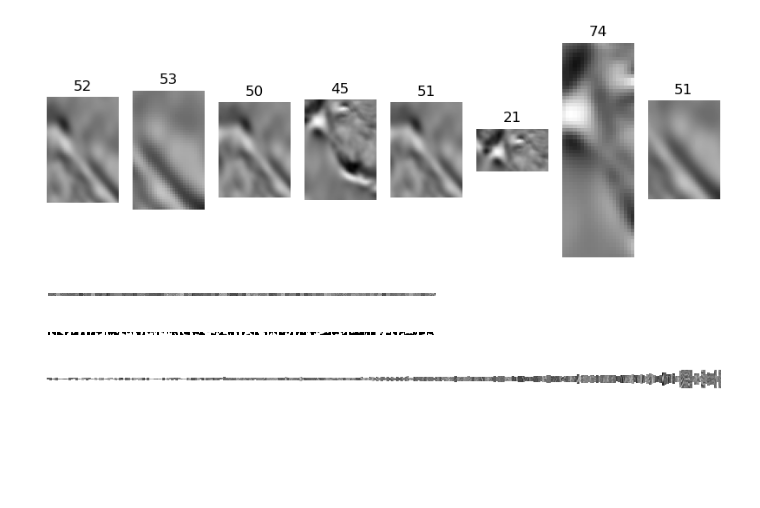
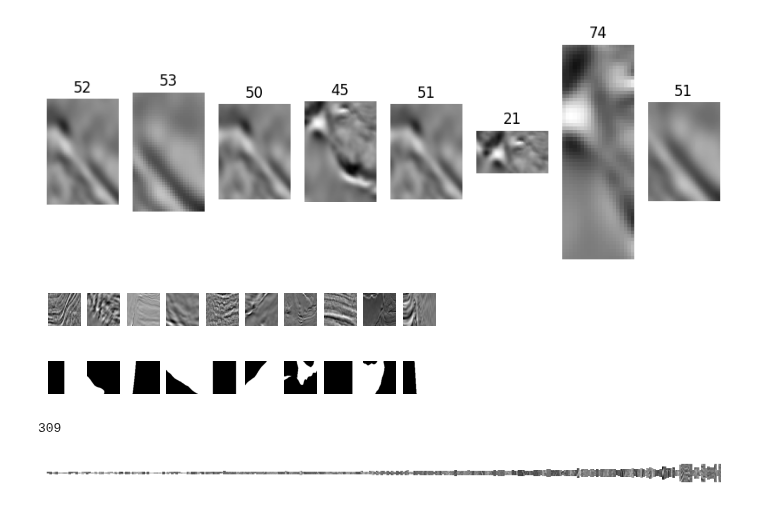
Before and after one commit to lucterres/textureSSD, a Jupyter notebook: angles.ipynb, the cells around one changed output. Saved outputs shown, nothing was run; the diff lists cells and outputs as text; code cells hidden in the pictures; blank space fills up the shorter version.

```diff
--- a/angles.ipynb
+++ b/angles.ipynb
@@ -45,32 +65,33 @@ pm.dispArrayImages(patches)
 # %%
 #Desktop I3
 TRAIN_CSV = r'D:\_0Luciano\_0PHD\datasets\tgs-salt\train1090.csv'
 masksPath = r'D:\_0Luciano\_0PHD\datasets\tgs-salt\masks10-90'
 imagesPath = r'D:\_0Luciano\_0PHD\datasets\tgs-salt\train\images'
 
-# ES00004605
+""" # ES00004605
 TRAIN_CSV = r'G:\_phd\dataset\tgs-salt\saltMaskOk.csv'
 masksPath = r'G:\_phd\dataset\tgs-salt\train\masks'
-imagesPath= r'G:\_phd\dataset\tgs-salt\train\images'
+imagesPath= r'G:\_phd\dataset\tgs-salt\train\images' """
 
 
 
 df_train = pd.read_csv(TRAIN_CSV)
-imageList = df_train.iloc[0:100,0]
+imageFilesList = df_train.iloc[0:10,0]
 
-imagesList = pm.loadImages(imagesPath, imageList)
-masksList = pm.loadImages(masksPath, imageList)
+imagesList = pm.loadImages(imagesPath, imageFilesList)
+masksList  = pm.loadImages(masksPath,  imageFilesList)
 pm.showImages(imagesList)
 pm.showImages(masksList)
 # %% [output]
-[figure, old version]
+[figure, new version]
-[figure, old version]
+[figure, new version]
 # %%
 patchesDB = pm.buildPatchesDB(masksList, imagesList)
 # %%
-len(patchesDB)
+print(len(patchesDB))
 
 pm.dispArrayImages(patchesDB)
 # %% [output]
+309
 [figure]
 # %%
```
Also changed, not shown: parts of 6 cells of this notebook, 10 other files.
